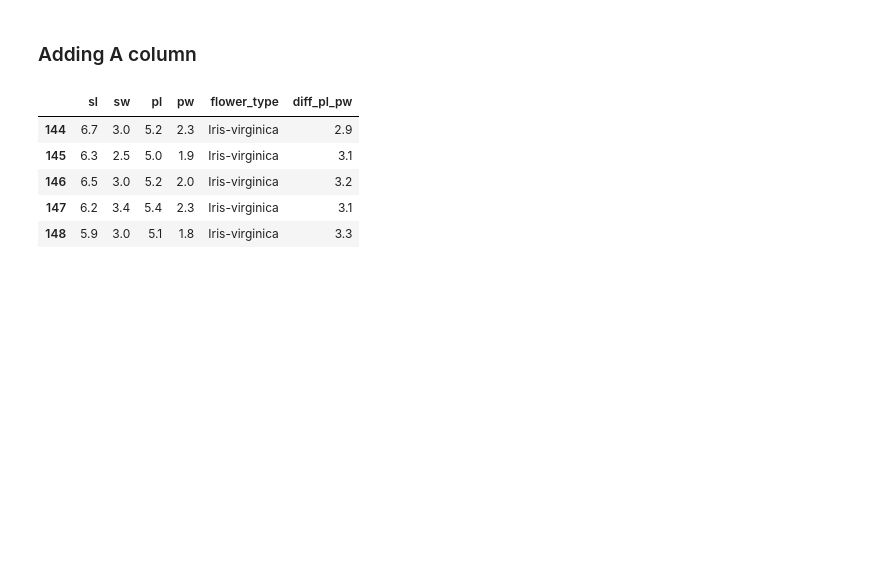
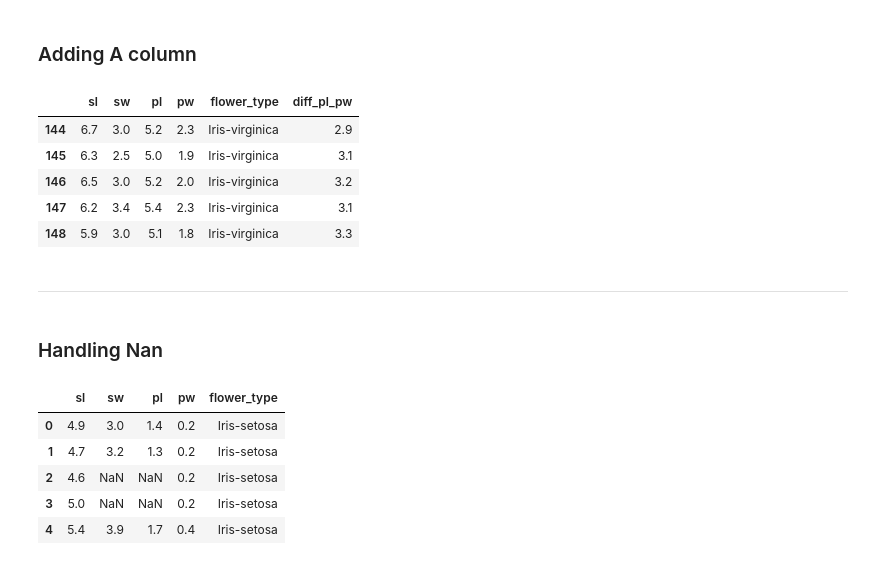
Before and after one commit to visheshdvn/DS_ML, a Jupyter notebook: basics/2pandas/dataManipulation.ipynb, the cells around one changed output. Saved outputs shown, nothing was run; the diff lists cells and outputs as text; code cells hidden in the pictures; blank space fills up the shorter version.

```diff
--- a/basics/2pandas/dataManipulation.ipynb
+++ b/basics/2pandas/dataManipulation.ipynb
@@ -265,3 +265,18 @@ df.tail()
 | 146 | 6.5 | 3.0 | 5.2 | 2.0 | Iris-virginica | 3.2 |
 | 147 | 6.2 | 3.4 | 5.4 | 2.3 | Iris-virginica | 3.1 |
 | 148 | 5.9 | 3.0 | 5.1 | 1.8 | Iris-virginica | 3.3 |
+# %% [markdown]
+***
+# %% [markdown]
+### Handling Nan
+# %%
+# making few NaN entries as our current dataset has none
+df.iloc[2:4, 1:3] = np.nan
+df.head()
+# %% [output]
+|  | sl | sw | pl | pw | flower_type |
+| 0 | 4.9 | 3.0 | 1.4 | 0.2 | Iris-setosa |
+| 1 | 4.7 | 3.2 | 1.3 | 0.2 | Iris-setosa |
+| 2 | 4.6 | NaN | NaN | 0.2 | Iris-setosa |
+| 3 | 5.0 | NaN | NaN | 0.2 | Iris-setosa |
+| 4 | 5.4 | 3.9 | 1.7 | 0.4 | Iris-setosa |
```
Also changed, not shown: parts of 6 cells of this notebook.
